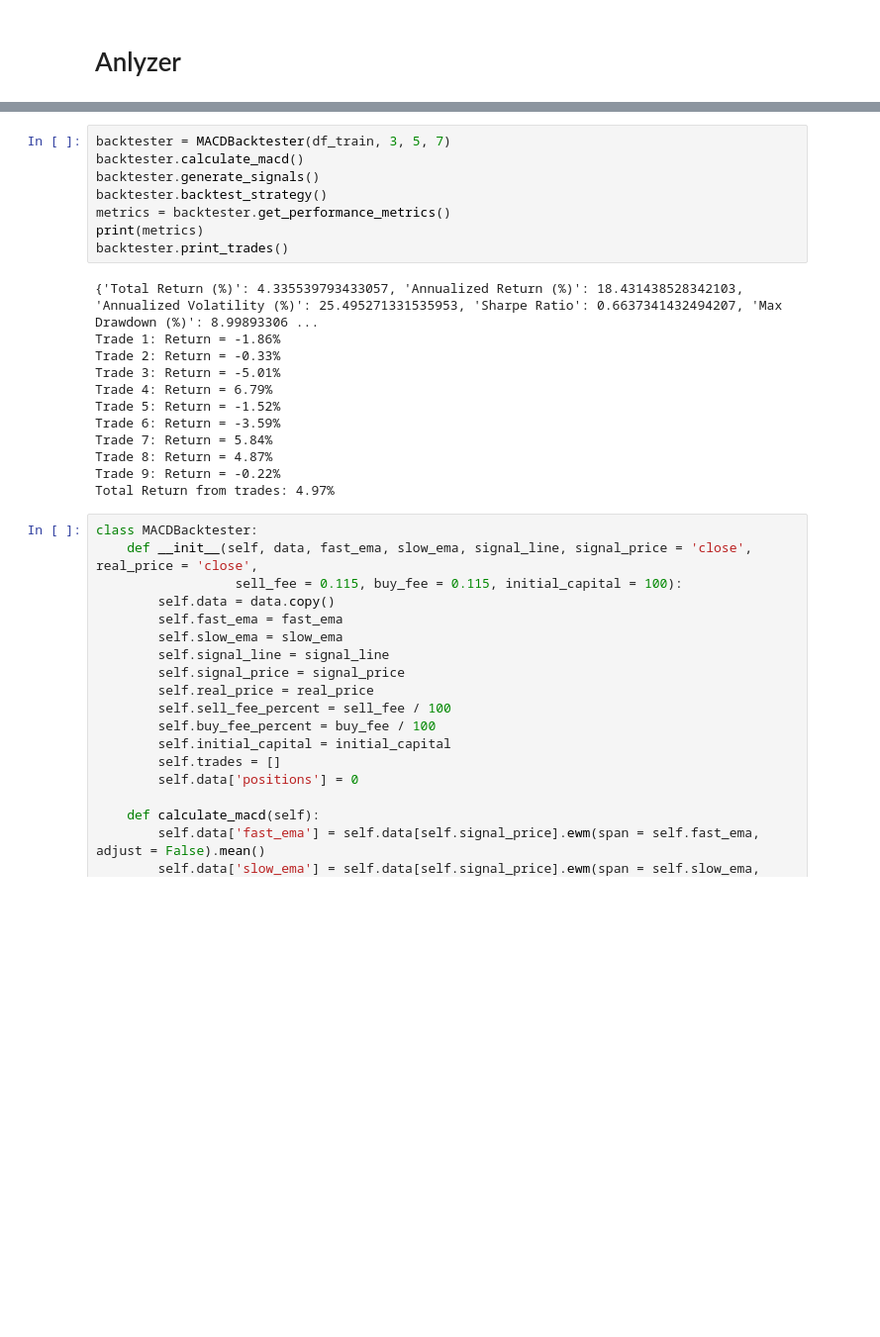
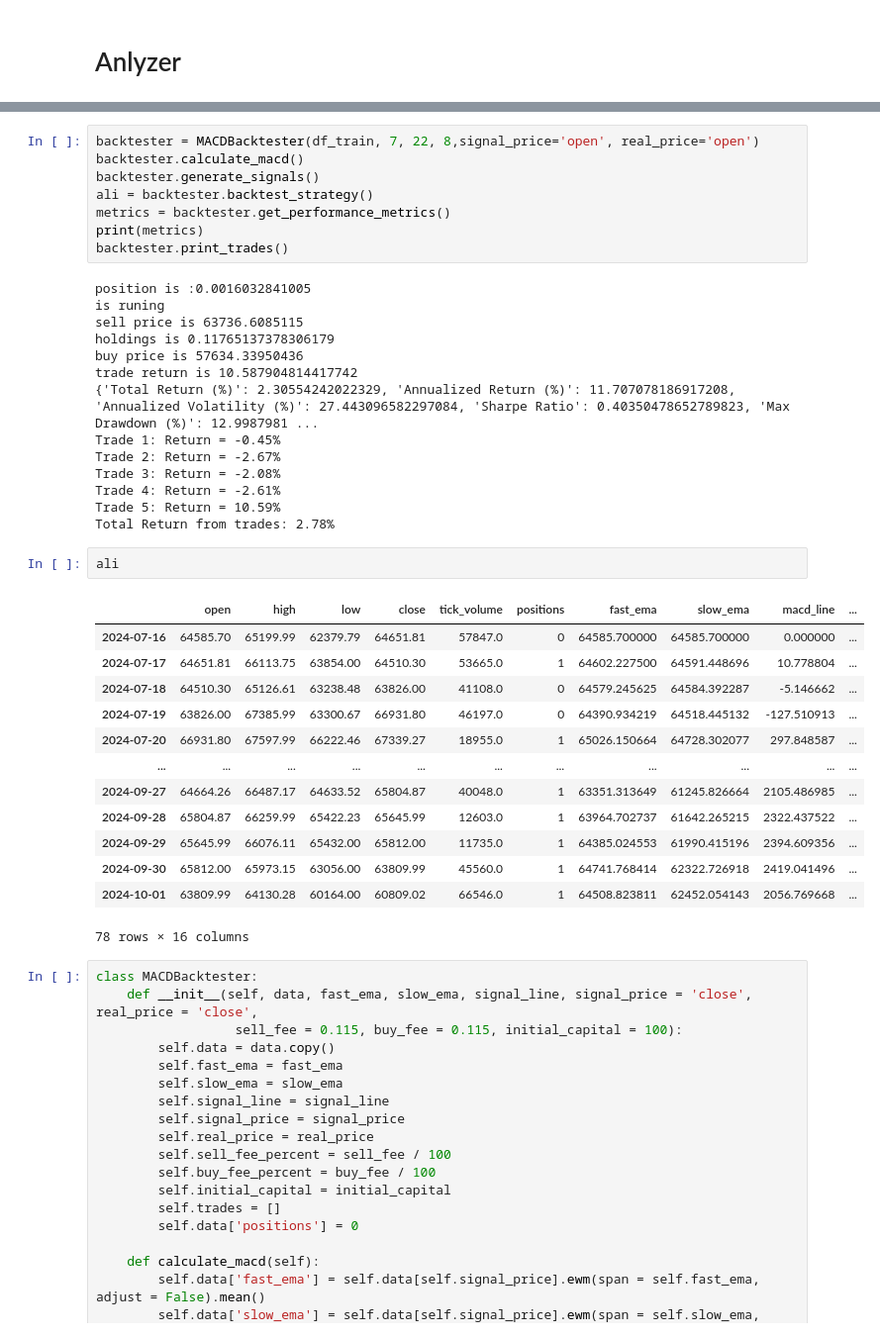
Before and after one commit to ArvinEsfandiari/RevIN-MACD-CNNxLSTM, a Jupyter notebook: src/brute_force/trade_analyzer.ipynb, the cells around one changed output, grey strips where cells are left out. Shown at 99% size. Cells and saved outputs as stored; diff of their text form; blank space fills up the shorter version.

```diff
--- a/src/brute_force/trade_analyzer.ipynb
+++ b/src/brute_force/trade_analyzer.ipynb
@@ -195,25 +197,43 @@ class MACDBacktester:
         total_return = sum(self.trades)
         print(f"Total Return from trades: {total_return:.2f}%")
 # %%
-backtester = MACDBacktester(df_train, 3, 5, 7)
+backtester = MACDBacktester(df_train, 7, 22, 8,signal_price='open', real_price='open')
 backtester.calculate_macd()
 backtester.generate_signals()
-backtester.backtest_strategy()
+ali = backtester.backtest_strategy()
 metrics = backtester.get_performance_metrics()
 print(metrics)
 backtester.print_trades()
 # %% [output]
-{'Total Return (%)': 4.335539793433057, 'Annualized Return (%)': 18.431438528342103, 'Annualized Volatility (%)': 25.495271331535953, 'Sharpe Ratio': 0.6637341432494207, 'Max Drawdown (%)': 8.99893306 ...
-Trade 1: Return = -1.86%
-Trade 2: Return = -0.33%
-Trade 3: Return = -5.01%
-Trade 4: Return = 6.79%
-Trade 5: Return = -1.52%
-Trade 6: Return = -3.59%
-Trade 7: Return = 5.84%
-Trade 8: Return = 4.87%
-Trade 9: Return = -0.22%
-Total Return from trades: 4.97%
+position is :0.0016032841005
+is runing
+sell price is 63736.6085115
+holdings is 0.11765137378306179
+buy price is 57634.33950436
+trade return is 10.587904814417742
+{'Total Return (%)': 2.30554242022329, 'Annualized Return (%)': 11.707078186917208, 'Annualized Volatility (%)': 27.443096582297084, 'Sharpe Ratio': 0.40350478652789823, 'Max Drawdown (%)': 12.9987981 ...
+Trade 1: Return = -0.45%
+Trade 2: Return = -2.67%
+Trade 3: Return = -2.08%
+Trade 4: Return = -2.61%
+Trade 5: Return = 10.59%
+Total Return from trades: 2.78%
+# %%
+ali
+# %% [output]
+|  | open | high | low | close | tick_volume | positions | fast_ema | slow_ema | macd_line | ... |
+| 2024-07-16 | 64585.70 | 65199.99 | 62379.79 | 64651.81 | 57847.0 | 0 | 64585.700000 | 64585.700000 | 0.000000 | ... |
+| 2024-07-17 | 64651.81 | 66113.75 | 63854.00 | 64510.30 | 53665.0 | 1 | 64602.227500 | 64591.448696 | 10.778804 | ... |
+| 2024-07-18 | 64510.30 | 65126.61 | 63238.48 | 63826.00 | 41108.0 | 0 | 64579.245625 | 64584.392287 | -5.146662 | ... |
+| 2024-07-19 | 63826.00 | 67385.99 | 63300.67 | 66931.80 | 46197.0 | 0 | 64390.934219 | 64518.445132 | -127.510913 | ... |
+| 2024-07-20 | 66931.80 | 67597.99 | 66222.46 | 67339.27 | 18955.0 | 1 | 65026.150664 | 64728.302077 | 297.848587 | ... |
+| ... | ... | ... | ... | ... | ... | ... | ... | ... | ... | ... |
+| 2024-09-27 | 64664.26 | 66487.17 | 64633.52 | 65804.87 | 40048.0 | 1 | 63351.313649 | 61245.826664 | 2105.486985 | ... |
+| 2024-09-28 | 65804.87 | 66259.99 | 65422.23 | 65645.99 | 12603.0 | 1 | 63964.702737 | 61642.265215 | 2322.437522 | ... |
+| 2024-09-29 | 65645.99 | 66076.11 | 65432.00 | 65812.00 | 11735.0 | 1 | 64385.024553 | 61990.415196 | 2394.609356 | ... |
+| 2024-09-30 | 65812.00 | 65973.15 | 63056.00 | 63809.99 | 45560.0 | 1 | 64741.768414 | 62322.726918 | 2419.041496 | ... |
+| 2024-10-01 | 63809.99 | 64130.28 | 60164.00 | 60809.02 | 66546.0 | 1 | 64508.823811 | 62452.054143 | 2056.769668 | ... |
+78 rows × 16 columns
 # %%
 class MACDBacktester:
     def __init__(self, data, fast_ema, slow_ema, signal_line, signal_price = 'close', real_price = 'close',
```
Also changed, not shown: parts of 5 cells of this notebook, 5 other files.
